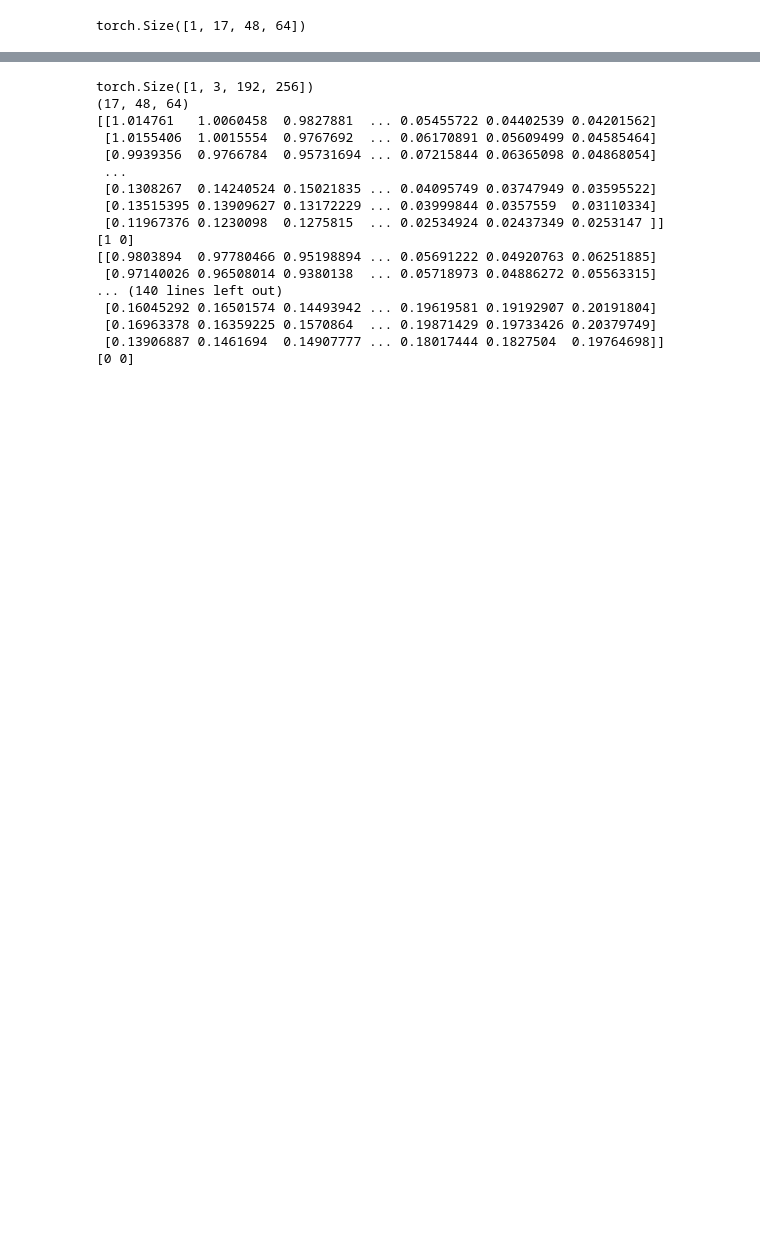
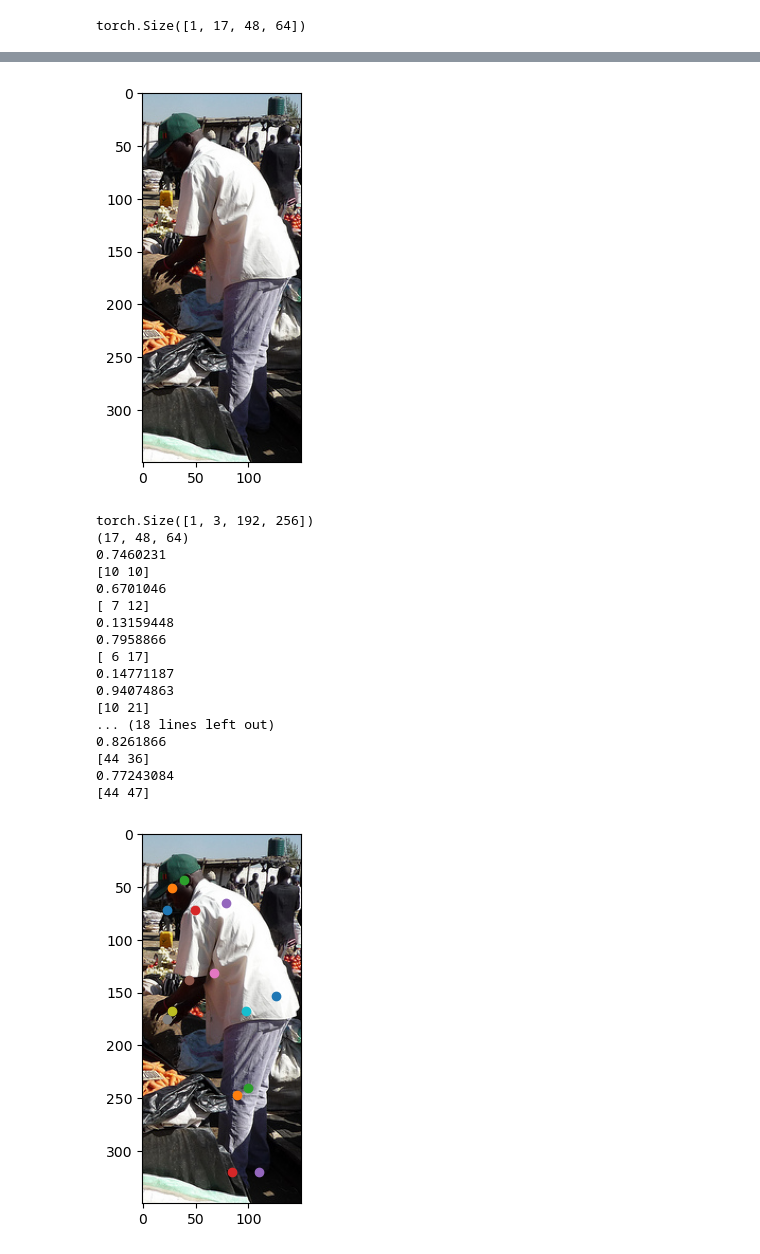
Before and after one commit to kimjunsu97/pose_estimation_baseline, a Jupyter notebook: hrnet.ipynb, the cells around one changed output, grey strips where cells are left out. Cells and saved outputs as stored; diff of their text form; code cells hidden in the pictures; blank space fills up the shorter version.

```diff
--- a/hrnet.ipynb
+++ b/hrnet.ipynb
@@ -406,7 +353,7 @@ class CustomDataset(Dataset):
         transformed_keypoints[:,0] = (transformed_keypoints[:,0]*(64/256)+0.5).astype(int)
         transformed_keypoints[:,1] = (transformed_keypoints[:,1]*(48/192)+0.5).astype(int)
         for i in garbage:
-            transformed_keypoints[i[0],i[1]] = 0
+            transformed_keypoints[i[0],i[1]] = -10000
         #print(dict(zip(transformed_class_labels ,transformed_keypoints)))
         return transformed_image, transformed_keypoints
 
@@ -476,8 +423,8 @@ train_transform = transformation('train')
 train_dataset= CustomDataset(train_image_folder,train_coco_path,train_transform)
 train_loader = DataLoader(train_dataset, batch_size = 16, shuffle=False, num_workers=4)
 
-#valid_transform = transformation('train')
-#valid_dataset= CustomDataset(valid_image_folder,valid_coco_path,valid_transform)
-#valid_loader = DataLoader(valid_dataset, batch_size = 2, shuffle=True, num_workers=4)
+valid_transform = transformation('train')
+valid_dataset= CustomDataset(valid_image_folder,valid_coco_path,valid_transform)
+valid_loader = DataLoader(valid_dataset, batch_size = 16, shuffle=True, num_workers=4)
 # %% [output]
 loading annotations into memory...
@@ -848,4 +831,13 @@ def make_heatmap(label):
 
 
     return heatmap
+# %%
+joint_weights=[
+    1., 1., 1., 1., 1., 1., 1., 1.2, 1.2, 1.5, 1.5, 1., 1., 1.2, 1.2, 1.5,
+    1.5
+]
+sigmas=[
+    0.026, 0.025, 0.025, 0.035, 0.035, 0.079, 0.079, 0.072, 0.072, 0.062,
+    0.062, 0.107, 0.107, 0.087, 0.087, 0.089, 0.089
+]
 # %%
@@ -903,6 +924,6 @@ from copy import deepcopy
 optimizer = torch.optim.Adam(params = model.parameters(), lr = CFG["LEARNING_RATE"])
 scheduler = lr_scheduler.ReduceLROnPlateau(optimizer, mode='min', factor=0.5, patience=3, verbose=True)
 #infer_model = train(model,CFG['EPOCHS'], optimizer, train_loader, scheduler, device)
-infer_model = train(model,10, optimizer, train_loader, scheduler, device)
+infer_model = train(model,30, optimizer, train_loader, valid_loader, scheduler, device)
 #infer_model = train(model,1, optimizer, valid_loader, scheduler, device)
 # %% [output]
@@ -910,47 +950,61 @@ Epoch [1], Train Loss : [0.98480]
 # %%
-image_test = cv2.imread('/home/gsc/mmpose/data/coco/val2017/000000122962.jpg')
+import matplotlib.pyplot as plt
+image_test = cv2.imread('/home/gsc/mmpose/data/coco/train2017/000000262145.jpg')#262145
+#image_test = cv2.imread(f'/home/gsc/mmpose/data/coco/train2017/000000{image_id_list[5]}.jpg')#262145
 image_test = cv2.cvtColor(image_test, cv2.COLOR_BGR2RGB)
-
+image_test = image_test[50:400,380:530] #150x350
+image_test0 = image_test.copy()
+plt.imshow(image_test)
+plt.show()
 transform = A.Compose([
                         A.Resize(192,256), #height : 192, width:192
                         #A.RandomResizedCrop(height=size, width=size, scale=(0.3, 1.0)),
                         A.Normalize(mean=(0.485, 0.456, 0.406), std=(0.229, 0.224, 0.225), max_pixel_value=255.0, always_apply=False, p=1.0),
                         ToTensorV2()
                         ])
 image_test = transform(image=image_test)['image'].to(device)
 image_test = image_test[None,:,:,:]
 print(image_test.shape)
 infer_model.to(device)
 infer_model.eval()
 
 model_preds = []
 
 with torch.no_grad():
     model_pred = infer_model(image_test).detach().cpu().numpy()[0]
 print(model_pred.shape)
+final = 0
+plt.imshow(image_test0)
+
 for key in model_pred:
-    print(key)
     large = np.max(key)
-    y_x = np.where(key==large)
-    print(np.array(y_x).flatten())
+    print(large)
+    if large>=0.5:
+
+        y_x = np.where(key==large)
+        print(np.array(y_x).flatten())
+        plt.scatter(int(y_x[1]*(150/64)),int(y_x[0]*(350/48)))
+plt.show()
 # %% [output]
+[figure, added]
 torch.Size([1, 3, 192, 256])
 (17, 48, 64)
-[[1.014761   1.0060458  0.9827881  ... 0.05455722 0.04402539 0.04201562]
- [1.0155406  1.0015554  0.9767692  ... 0.06170891 0.05609499 0.04585464]
- [0.9939356  0.9766784  0.95731694 ... 0.07215844 0.06365098 0.04868054]
- ...
- [0.1308267  0.14240524 0.15021835 ... 0.04095749 0.03747949 0.03595522]
- [0.13515395 0.13909627 0.13172229 ... 0.03999844 0.0357559  0.03110334]
- [0.11967376 0.1230098  0.1275815  ... 0.02534924 0.02437349 0.0253147 ]]
-[1 0]
-[[0.9803894  0.97780466 0.95198894 ... 0.05691222 0.04920763 0.06251885]
- [0.97140026 0.96508014 0.9380138  ... 0.05718973 0.04886272 0.05563315]
-... (140 lines left out)
- [0.16045292 0.16501574 0.14493942 ... 0.19619581 0.19192907 0.20191804]
- [0.16963378 0.16359225 0.1570864  ... 0.19871429 0.19733426 0.20379749]
- [0.13906887 0.1461694  0.14907777 ... 0.18017444 0.1827504  0.19764698]]
-[0 0]
+0.7460231
+[10 10]
+0.6701046
+[ 7 12]
+0.13159448
+0.7958866
+[ 6 17]
+0.14771187
+0.94074863
+[10 21]
+... (18 lines left out)
+0.8261866
+[44 36]
+0.77243084
+[44 47]
+[figure, added]
 # %%
 #해야할거 : heatmap 생성 방법 바꿔서 1 epoch 돌려보고 200 epoch 돌리기
 #         loss 함수 바꿔서 학습 시켜보기
```
Also changed, not shown: parts of 14 cells of this notebook, 32 other files.
